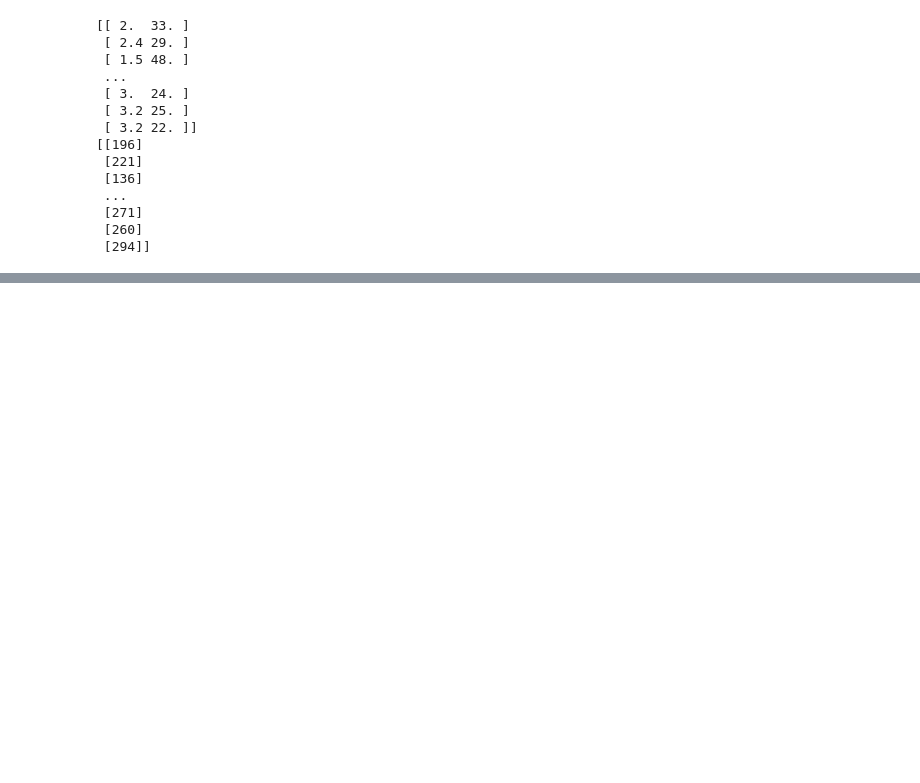
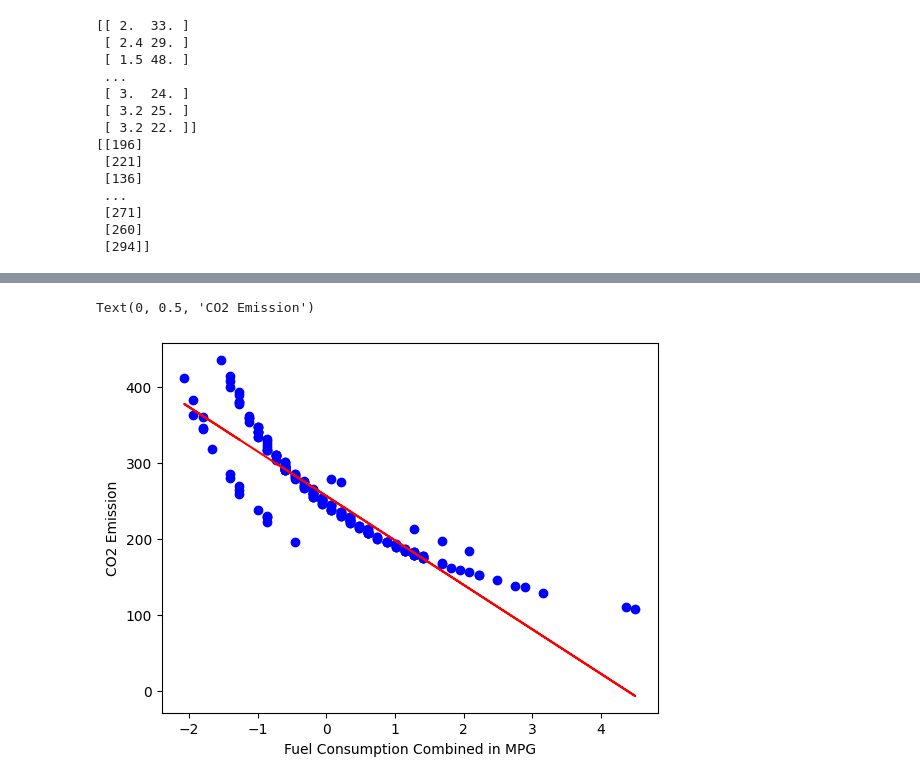
Before and after one commit to henriqueluza/fundamentos-python-data-science, a Jupyter notebook: Machine-Learning.ipynb, the cells around one changed output, grey strips where cells are left out. Cells and saved outputs as stored; diff of their text form; code cells hidden in the pictures; blank space fills up the shorter version.

```diff
--- a/Machine-Learning.ipynb
+++ b/Machine-Learning.ipynb
@@ -243,0 +381,9 @@ print(y)
+# %%
+X_test_2 = X_test[:,1]
+plt.scatter(X_test_2, y_test,  color='blue')
+plt.plot(X_test_2, coef_2[0]*X_test_2 + intercept_2, '-r')
+plt.xlabel("Fuel Consumption Combined in MPG")
+plt.ylabel("CO2 Emission")
+# %% [output]
+Text(0, 0.5, 'CO2 Emission')
+[figure, added]
```
Also changed, not shown: parts of 22 cells of this notebook, 3 other files.
